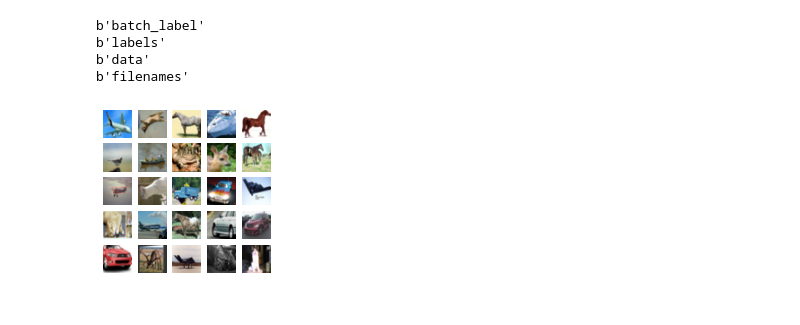
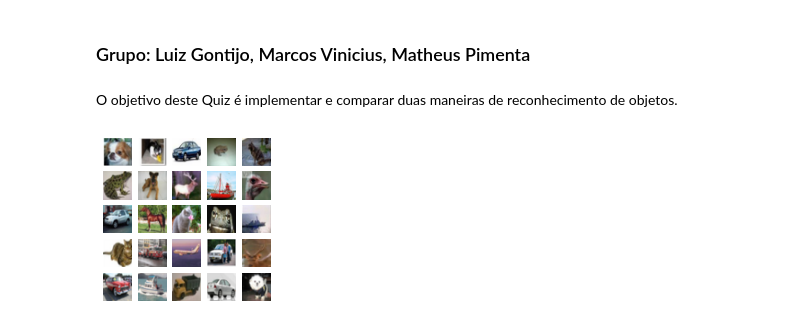
Before and after one commit to maTh51/Computer-Vision-activities, a Jupyter notebook: bof.ipynb, the cells around one changed output. Saved outputs shown, nothing was run; the diff lists cells and outputs as text; code cells hidden in the pictures.

```diff
--- a/bof.ipynb
+++ b/bof.ipynb
@@ -5,3 +3,7 @@
+# %% [markdown]
+### Grupo: Luiz Gontijo, Marcos Vinicius, Matheus Pimenta
+# %% [markdown]
+O objetivo deste Quiz é implementar e comparar duas maneiras de reconhecimento de objetos.
 # %%
 import numpy as np
 import pickle
@@ -15,25 +17,19 @@ def unpickle(file):
     return dict
 # %%
 batch1 = unpickle("./cifar-10-python/cifar-10-batches-py/data_batch_1")
-for key in batch1:
-    print(key)
+# for key in batch1:
+#     print(key, '->', batch1[key])
-# %% [output]
-b'batch_label'
-b'labels'
-b'data'
-b'filenames'
 # %%
 X = batch1[b"data"]
 Y = batch1[b'labels']
 X = X.reshape(10000, 3, 32, 32).transpose(0,2,3,1).astype("uint8")
-Y = np.array(Y)
 
 #Visualizing CIFAR 10
 fig, axes1 = plt.subplots(5,5,figsize=(3,3))
 for j in range(5):
     for k in range(5):
         i = np.random.choice(range(len(X)))
         axes1[j][k].set_axis_off()
         axes1[j][k].imshow(X[i:i+1][0])
 # %% [output]
-[figure, old version]
+[figure, new version]
```
Also changed, not shown: parts of 5 cells of this notebook.
